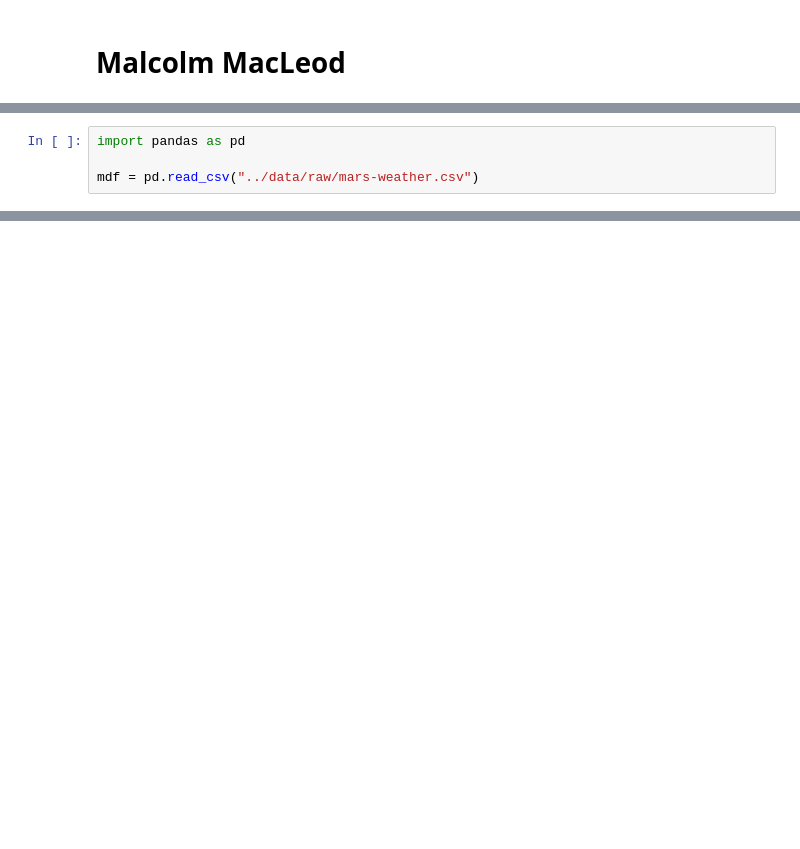
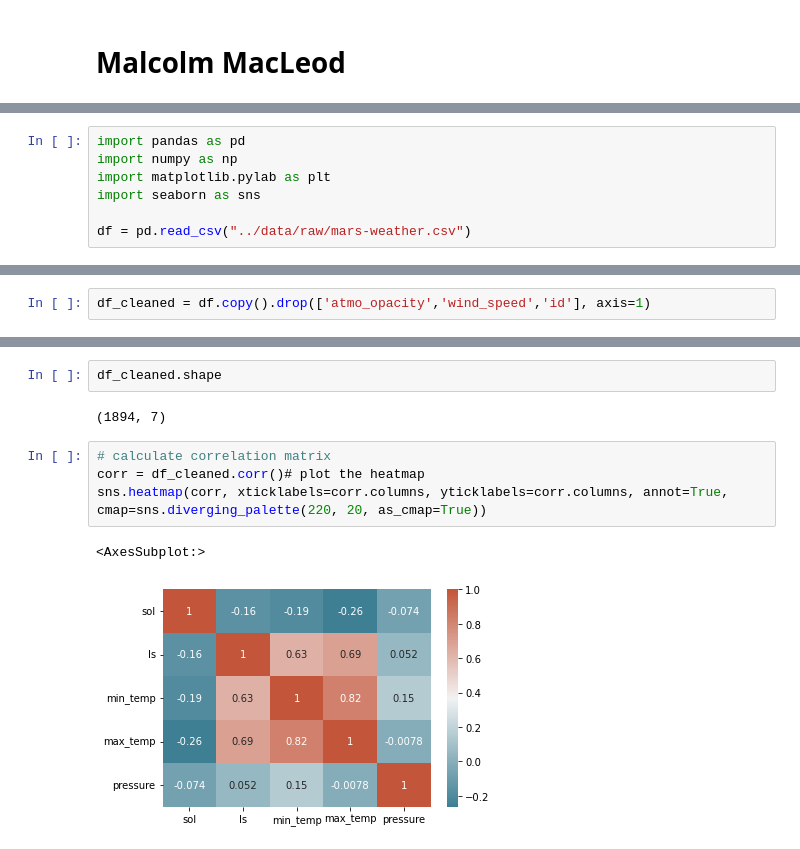
Before and after one commit to data301-2021-winter1/group15-project, a Jupyter notebook: notebooks/analysis3.ipynb, the cells around one changed output, grey strips where cells are left out. Drawn from its saved outputs; the diff is of its cells as text; blank space fills up the shorter version.

Commit message:
Worked on EDA, cleaned data and made a correlation matrix

```diff
--- a/notebooks/analysis3.ipynb
+++ b/notebooks/analysis3.ipynb
@@ -7,4 +8,7 @@ My research interests revolve around what seasonal variations exist on Mars. I w
 # %%
 import pandas as pd
+import numpy as np
+import matplotlib.pylab as plt
+import seaborn as sns
 
-mdf = pd.read_csv("../data/raw/mars-weather.csv")
+df = pd.read_csv("../data/raw/mars-weather.csv")
@@ -26,0 +82,2 @@ mdf
+# %%
+df_cleaned = df.copy().drop(['atmo_opacity','wind_speed','id'], axis=1)
@@ -26,0 +116,11 @@ mdf
+# %%
+df_cleaned.shape
+# %% [output]
+(1894, 7)
+# %%
+# calculate correlation matrix
+corr = df_cleaned.corr()# plot the heatmap
+sns.heatmap(corr, xticklabels=corr.columns, yticklabels=corr.columns, annot=True, cmap=sns.diverging_palette(220, 20, as_cmap=True))
+# %% [output]
+<AxesSubplot:>
+[figure, added]
```
Also changed, not shown: parts of 11 cells of this notebook.
